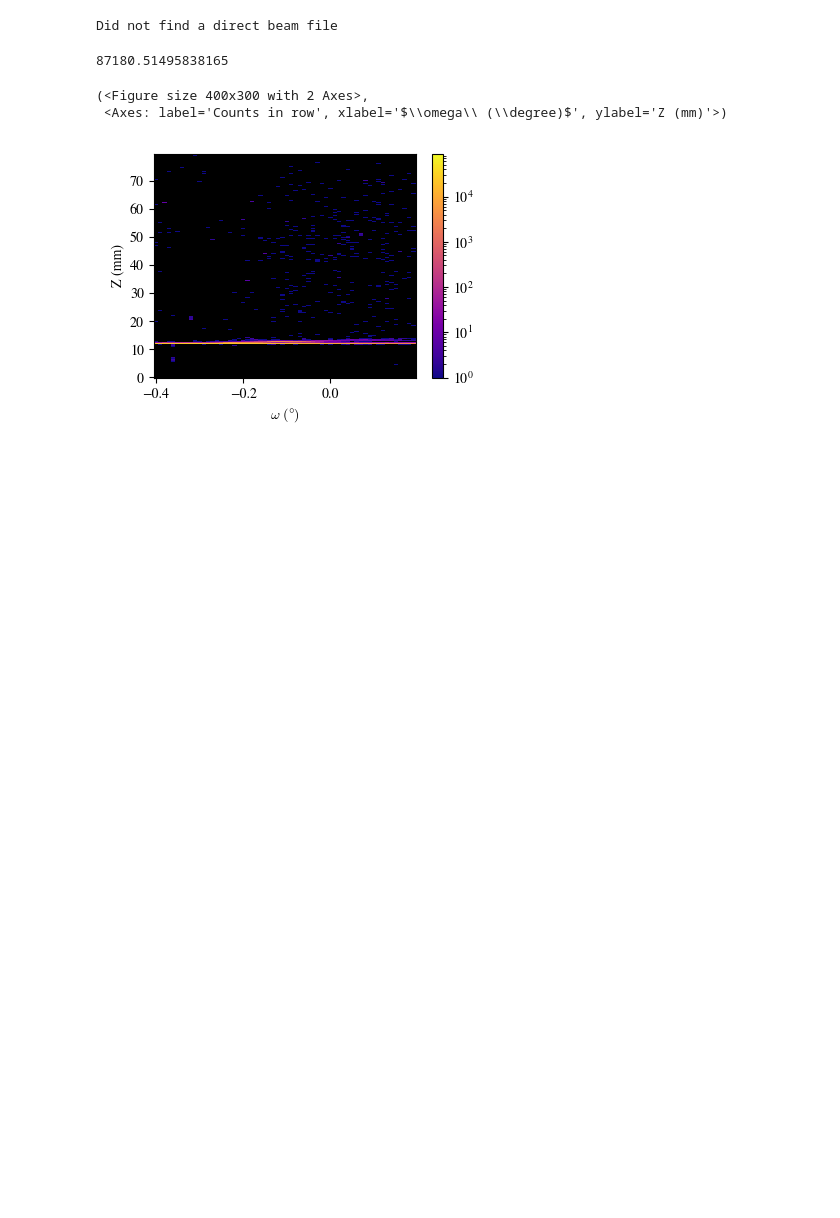
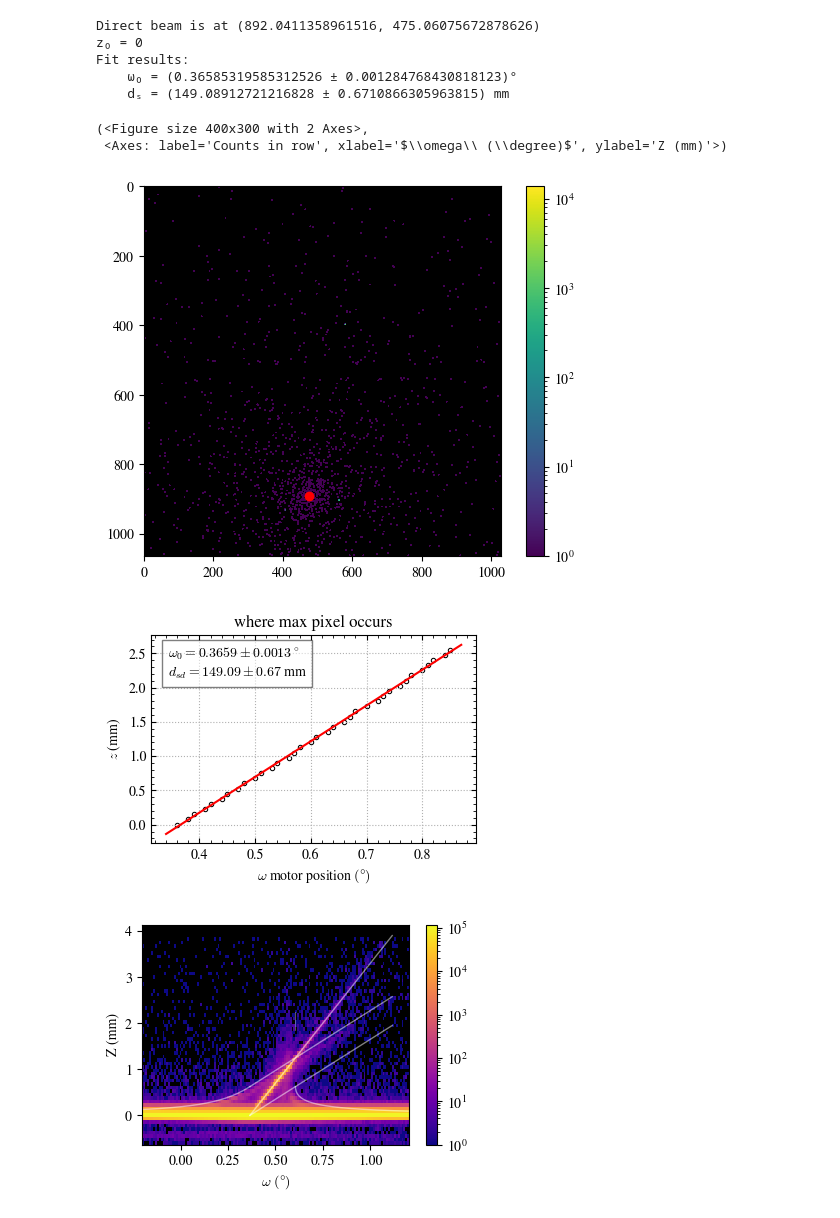
Before and after one commit to ttortorici/gixtpy, a Jupyter notebook: main2.ipynb, the cells around one changed output. Cells and saved outputs as stored; diff of their text form; code cells hidden in the pictures; blank space fills up the shorter version.

```diff
--- a/main2.ipynb
+++ b/main2.ipynb
@@ -1,19 +1,19 @@
 # %%
 from pathlib import Path
-from gixtpy2 import Data
-%matplotlib widget
+from gixtpy2 import SpecularOmega
+%matplotlib inline
 
-# data = Data(Path(r"C:\Users\Teddy\OneDrive - UCB-O365\Rogerslab3\Teddy\TPP Films\BTB-TPP\2024 Film Growth\Film 2\XRD\non-grazing on blank for comparison\tune\raw_tiffs"))
-
-data_dir = Path(r"C:\Users\Teddy\OneDrive - UCB-O365\Rogerslab3\Teddy\XRD\east campus gixtpy attempt\manual_align_new_film")
-
-data = Data(data_dir)
+path = Path(r"C:\Users\Teddy\OneDrive - UCB-O365\Rogerslab3\Teddy\TPP Films\BTB-TPP\2024 Film Growth\Film 4 (east campus dsc)\GIWAXS\film1\alignment")
+spec = SpecularOmega(path / "spec")
+spec.plot(critical_angle=0.24)
 # %% [output]
-Did not find a direct beam file
+Direct beam is at (892.0411358961516, 475.06075672878626)
+z₀ = 0
+Fit results:
+    ω₀ = (0.36585319585312526 ± 0.001284768430818123)°
+    dₛ = (149.08912721216828 ± 0.6710866305963815) mm
+(<Figure size 400x300 with 2 Axes>,
+ <Axes: label='Counts in row', xlabel='$\\omega\\ (\\degree)$', ylabel='Z (mm)'>)
+[figure, added]
+[figure, added]
+[figure, added]
-# %%
-fig, ax = data.plot(beam_width=0.8, title="")
-# %% [output]
-87180.51495838165
-(<Figure size 400x300 with 2 Axes>,
- <Axes: label='Counts in row', xlabel='$\\omega\\ (\\degree)$', ylabel='Z (mm)'>)
-[figure, removed]
```
Also changed, not shown: parts of 3 cells of this notebook, 2 other files.
